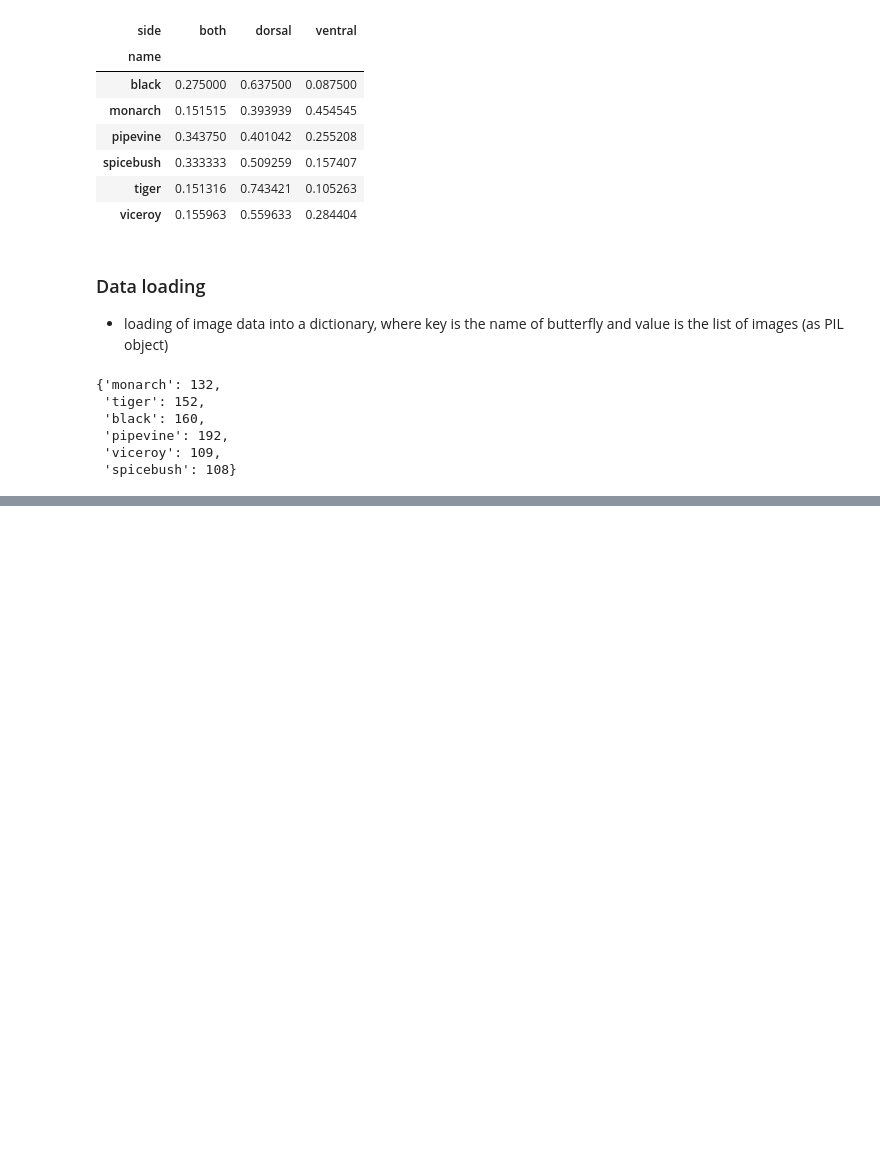
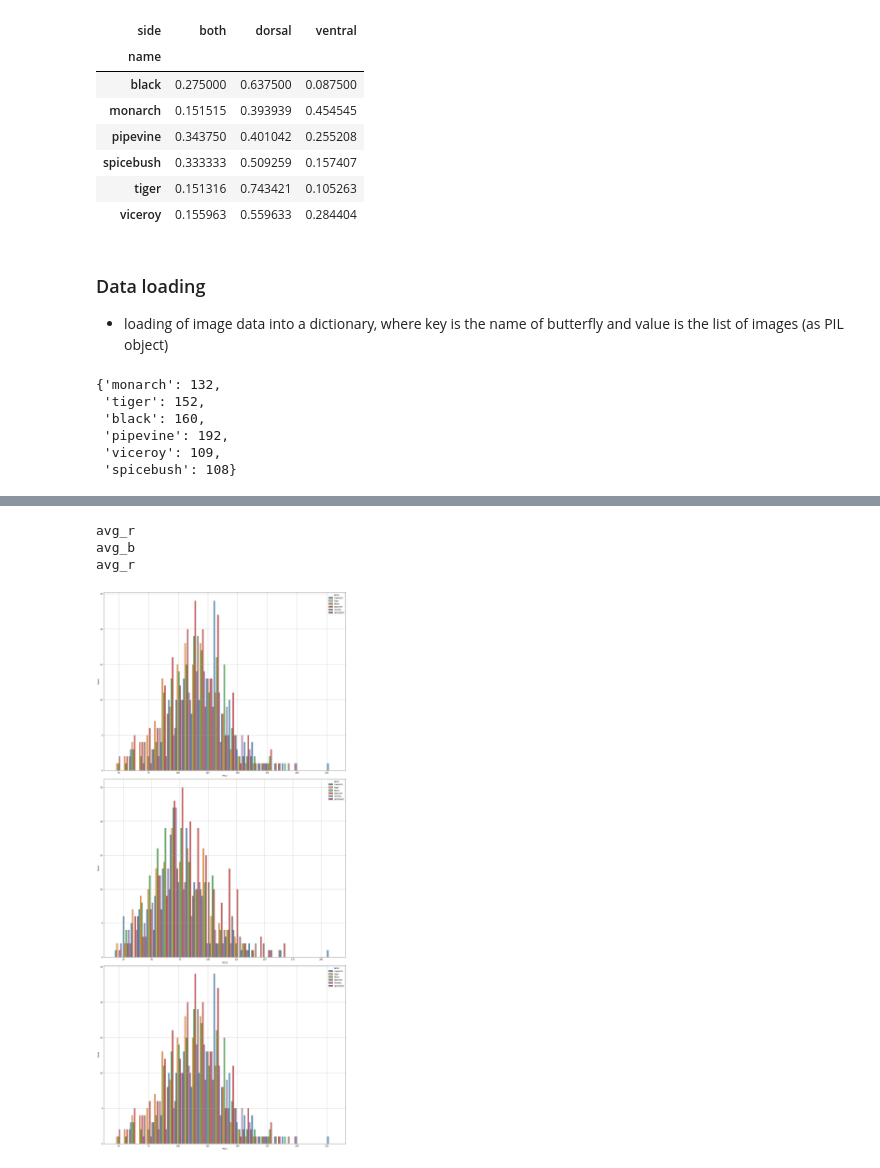
Before and after one commit to yuxuanneo/image_classification_butterfly, a Jupyter notebook: eda.ipynb, the cells around one changed output, grey strips where cells are left out. Drawn from its saved outputs; the diff is of its cells as text; code cells hidden in the pictures; blank space fills up the shorter version.

```diff
--- a/eda.ipynb
+++ b/eda.ipynb
@@ -106,0 +134,7 @@ Name: img_size, dtype: int64
+# %%
+numerical_histogram_1d(df, ["avg_r", "avg_b", "avg_r"], "name")
+# %% [output]
+avg_r
+avg_b
+avg_r
+[figure, added]
```
Also changed, not shown: parts of 8 cells of this notebook, 1 other file.
